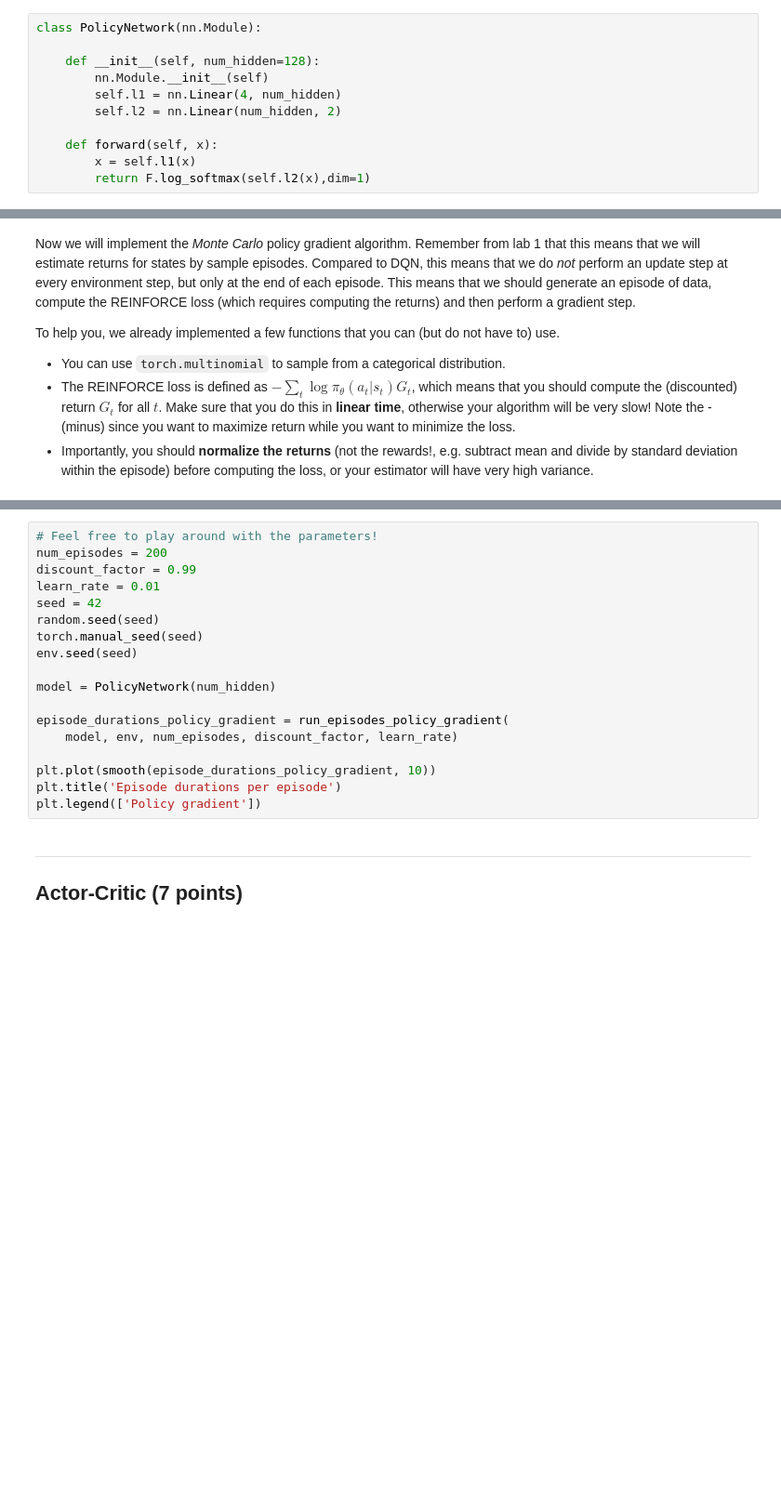
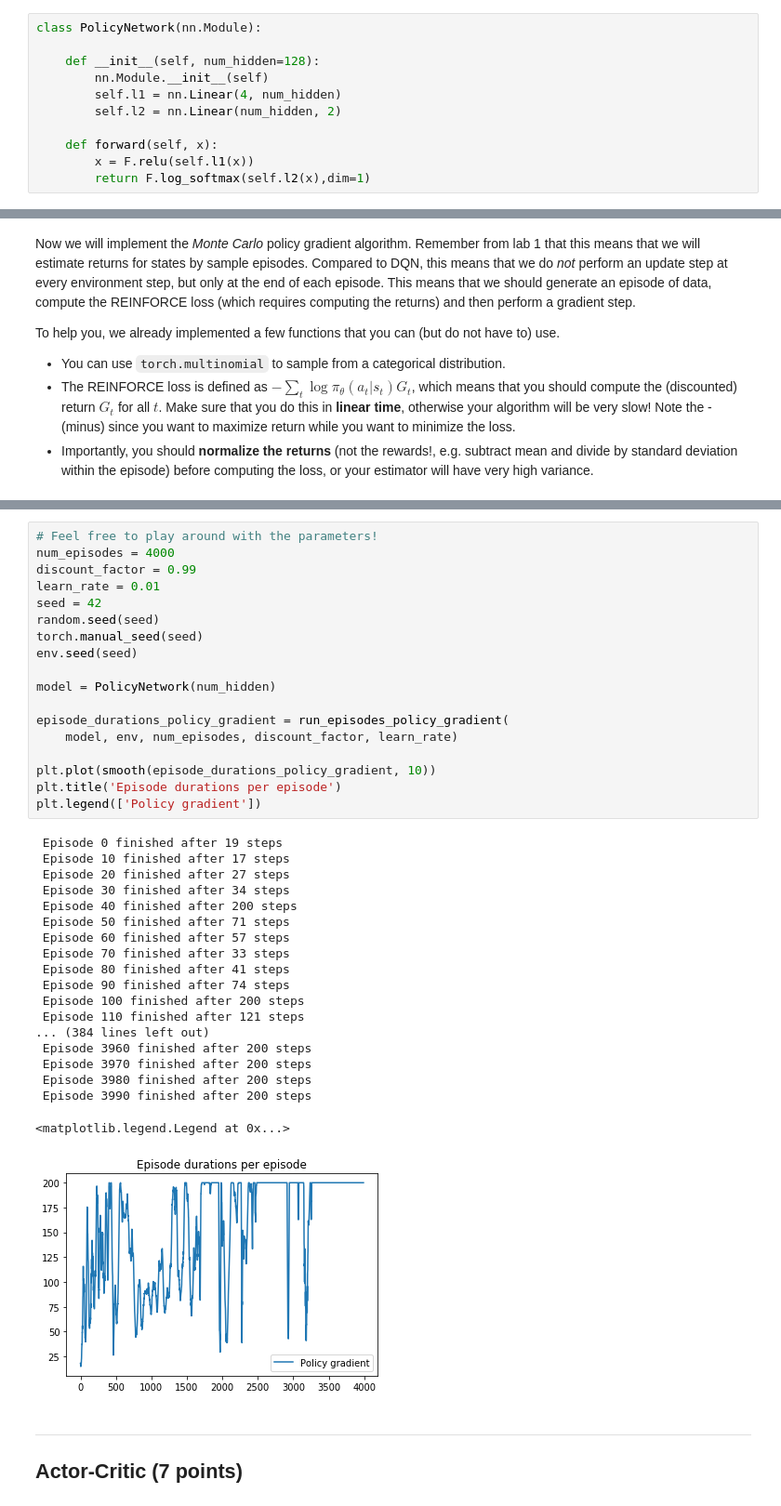
Before and after one commit to OscarLigthart/Reinforcement-Learning, a Jupyter notebook: lab2/lab2.ipynb, the cells around one changed output, grey strips where cells are left out. Shown at 93% size. Cells and saved outputs as stored; diff of their text form; blank space fills up the shorter version.

```diff
--- a/lab2/lab2.ipynb
+++ b/lab2/lab2.ipynb
@@ -386,7 +403,7 @@ class PolicyNetwork(nn.Module):
         self.l2 = nn.Linear(num_hidden, 2)
 
     def forward(self, x):
-        x = self.l1(x)
+        x = F.relu(self.l1(x))
         return F.log_softmax(self.l2(x),dim=1)
 # %%
 # Let's instantiate and test if it works
@@ -453,22 +524,42 @@ def run_episodes_policy_gradient(model, env, num_episodes, discount_factor, lear
     return episode_durations
 # %%
 # Feel free to play around with the parameters!
-num_episodes = 200
+num_episodes = 4000
 discount_factor = 0.99
 learn_rate = 0.01
 seed = 42
 random.seed(seed)
 torch.manual_seed(seed)
 env.seed(seed)
 
 model = PolicyNetwork(num_hidden)
 
 episode_durations_policy_gradient = run_episodes_policy_gradient(
     model, env, num_episodes, discount_factor, learn_rate)
 
 plt.plot(smooth(episode_durations_policy_gradient, 10))
 plt.title('Episode durations per episode')
 plt.legend(['Policy gradient'])
+# %% [output]
+ Episode 0 finished after 19 steps
+ Episode 10 finished after 17 steps
+ Episode 20 finished after 27 steps
+ Episode 30 finished after 34 steps
+ Episode 40 finished after 200 steps
+ Episode 50 finished after 71 steps
+ Episode 60 finished after 57 steps
+ Episode 70 finished after 33 steps
+ Episode 80 finished after 41 steps
+ Episode 90 finished after 74 steps
+ Episode 100 finished after 200 steps
+ Episode 110 finished after 121 steps
+... (384 lines left out)
+ Episode 3960 finished after 200 steps
+ Episode 3970 finished after 200 steps
+ Episode 3980 finished after 200 steps
+ Episode 3990 finished after 200 steps
+<matplotlib.legend.Legend at 0x...>
+[figure, added]
 # %% [markdown]
 ---
 ## Actor-Critic (7 points)
```
Also changed, not shown: parts of 10 cells of this notebook.
